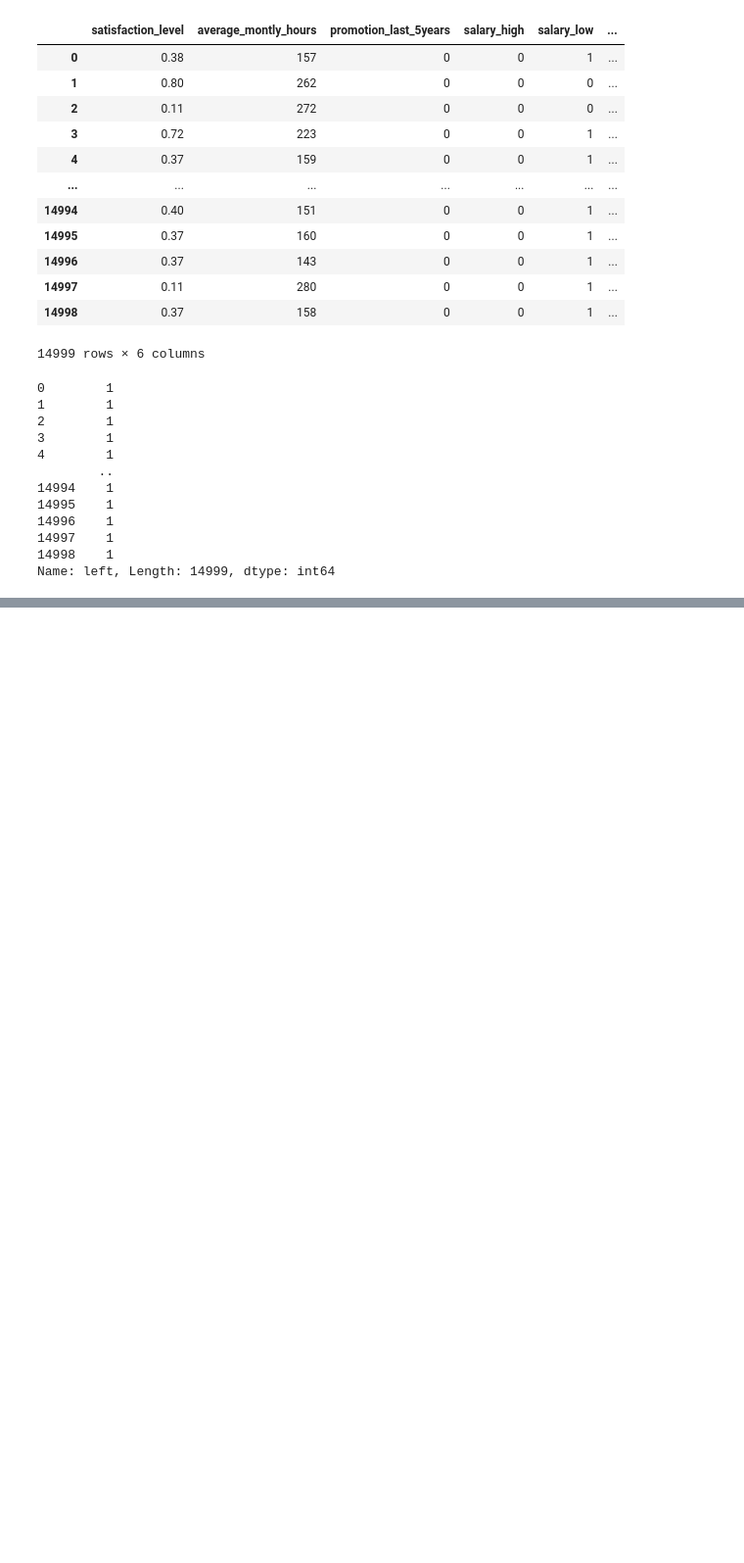
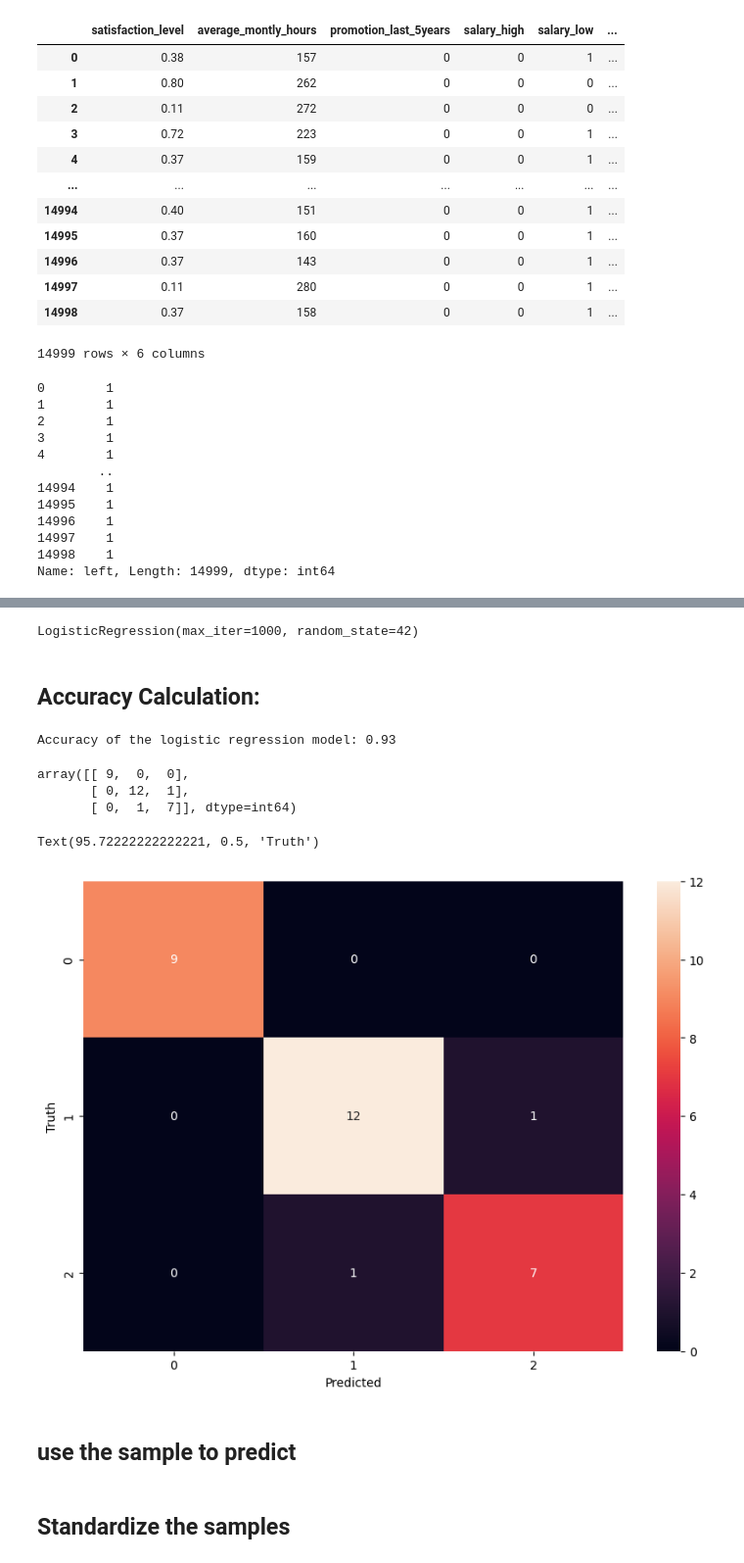
Before and after one commit to hendrybones/Machine_learning, a Jupyter notebook: Logistic_regrassion.ipynb, the cells around one changed output, grey strips where cells are left out. Shown at 98% size. Cells and saved outputs as stored; diff of their text form; code cells hidden in the pictures; blank space fills up the shorter version.

```diff
--- a/Logistic_regrassion.ipynb
+++ b/Logistic_regrassion.ipynb
@@ -337,0 +485,2 @@ model
+# %%
+X_train,X_test,y_train,y_test=train_test_split(iris.data,iris.target,test_size=0.2)
@@ -337,0 +507,39 @@ model
+# %%
+# Standardize the feature data (mean=0, variance=1)
+scaler = StandardScaler()
+X_train = scaler.fit_transform(X_train)
+X_test = scaler.transform(X_test)
+# %%
+model = LogisticRegression(max_iter=1000, random_state=42)
+model.fit(X_train, y_train)
+# %% [output]
+LogisticRegression(max_iter=1000, random_state=42)
+# %% [markdown]
+## Accuracy Calculation:
+# %%
+y_pred = model.predict(X_test)
+accuracy = accuracy_score(y_test, y_pred)
+print(f"Accuracy of the logistic regression model: {accuracy:.2f}")
+# %% [output]
+Accuracy of the logistic regression model: 0.93
+# %%
+## accuracy using confusion matric
+y_pred = model.predict(X_test)
+from sklearn.metrics import confusion_matrix
+con = confusion_matrix(y_test, y_pred)
+con
+# %% [output]
+array([[ 9,  0,  0],
+       [ 0, 12,  1],
+       [ 0,  1,  7]], dtype=int64)
+# %%
+import seaborn as sn
+plt.figure(figsize =(10,7))
+sn.heatmap(con, annot=True)
+plt.xlabel('Predicted')
+plt.ylabel('Truth')
+# %% [output]
+Text(95.72222222222221, 0.5, 'Truth')
+[figure, added]
+# %% [markdown]
+## use the sample to predict
@@ -337,0 +552,2 @@ model
+# %% [markdown]
+##  Standardize the samples
```
Also changed, not shown: parts of 34 cells of this notebook.
